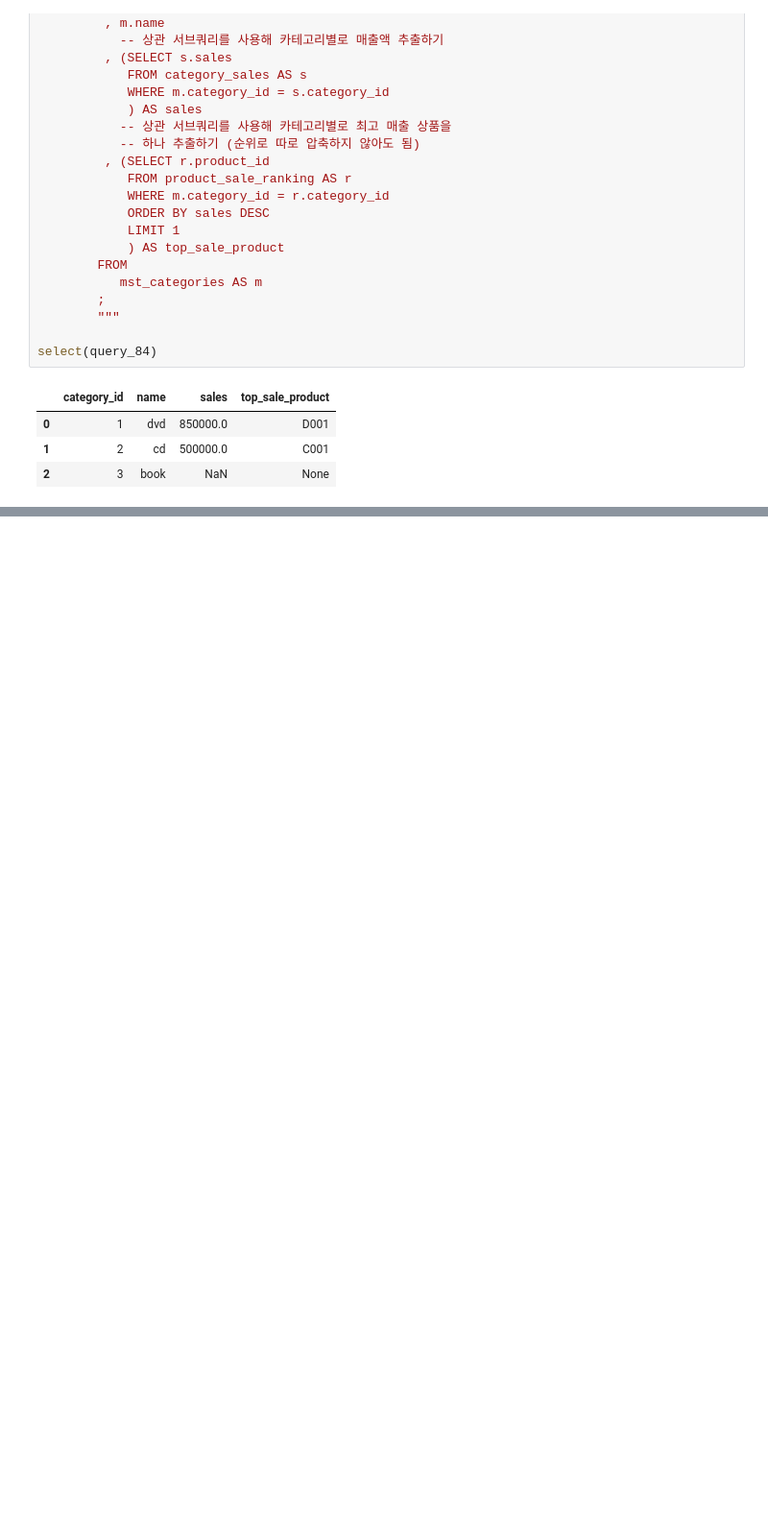
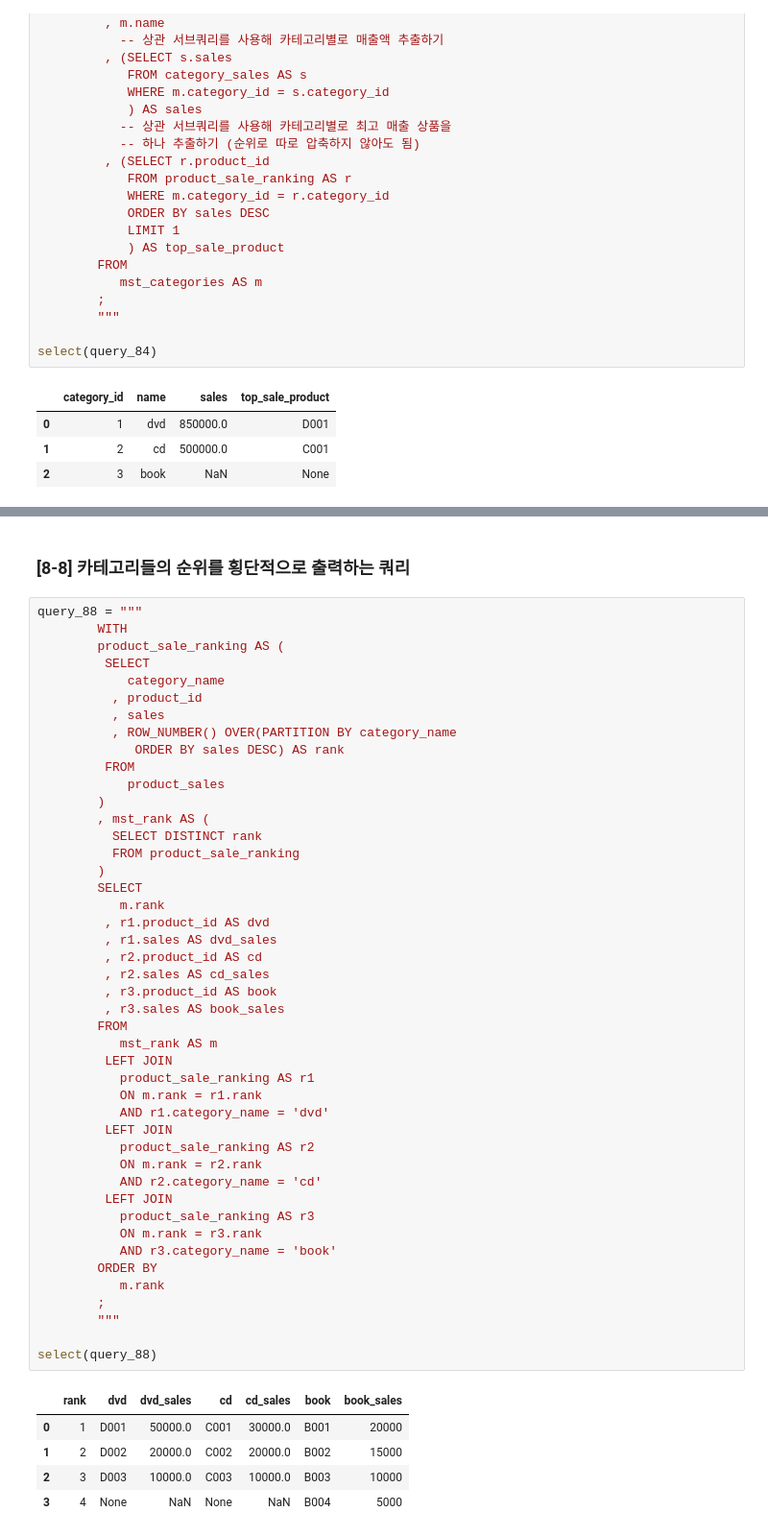
Before and after one commit to mittwoch09/Today-I-Learned, a Jupyter notebook: DataAnalysis/sql_for_data_processing_2.ipynb, the cells around one changed output, grey strips where cells are left out. Shown at 96% size. Cells and saved outputs as stored; diff of their text form; blank space fills up the shorter version.

```diff
--- a/DataAnalysis/sql_for_data_processing_2.ipynb
+++ b/DataAnalysis/sql_for_data_processing_2.ipynb
@@ -783,0 +908,53 @@ select(query_84)
+# %% [markdown]
+### [8-8] 카테고리들의 순위를 횡단적으로 출력하는 쿼리
+# %%
+query_88 = """
+        WITH
+        product_sale_ranking AS (
+         SELECT
+            category_name
+          , product_id
+          , sales
+          , ROW_NUMBER() OVER(PARTITION BY category_name
+             ORDER BY sales DESC) AS rank
+         FROM
+            product_sales
+        )
+        , mst_rank AS (
+          SELECT DISTINCT rank
+          FROM product_sale_ranking
+        )
+        SELECT
+           m.rank
+         , r1.product_id AS dvd
+         , r1.sales AS dvd_sales
+         , r2.product_id AS cd
+         , r2.sales AS cd_sales
+         , r3.product_id AS book
+         , r3.sales AS book_sales
+        FROM
+           mst_rank AS m
+         LEFT JOIN
+           product_sale_ranking AS r1
+           ON m.rank = r1.rank
+           AND r1.category_name = 'dvd'
+         LEFT JOIN
+           product_sale_ranking AS r2
+           ON m.rank = r2.rank
+           AND r2.category_name = 'cd'
+         LEFT JOIN
+           product_sale_ranking AS r3
+           ON m.rank = r3.rank
+           AND r3.category_name = 'book'
+        ORDER BY
+           m.rank
+        ;
+        """
+
+select(query_88)
+# %% [output]
+|  | rank | dvd | dvd_sales | cd | cd_sales | book | book_sales |
+| 0 | 1 | D001 | 50000.0 | C001 | 30000.0 | B001 | 20000 |
+| 1 | 2 | D002 | 20000.0 | C002 | 20000.0 | B002 | 15000 |
+| 2 | 3 | D003 | 10000.0 | C003 | 10000.0 | B003 | 10000 |
+| 3 | 4 | None | NaN | None | NaN | B004 | 5000 |
```
Also changed, not shown: parts of 15 cells of this notebook.
